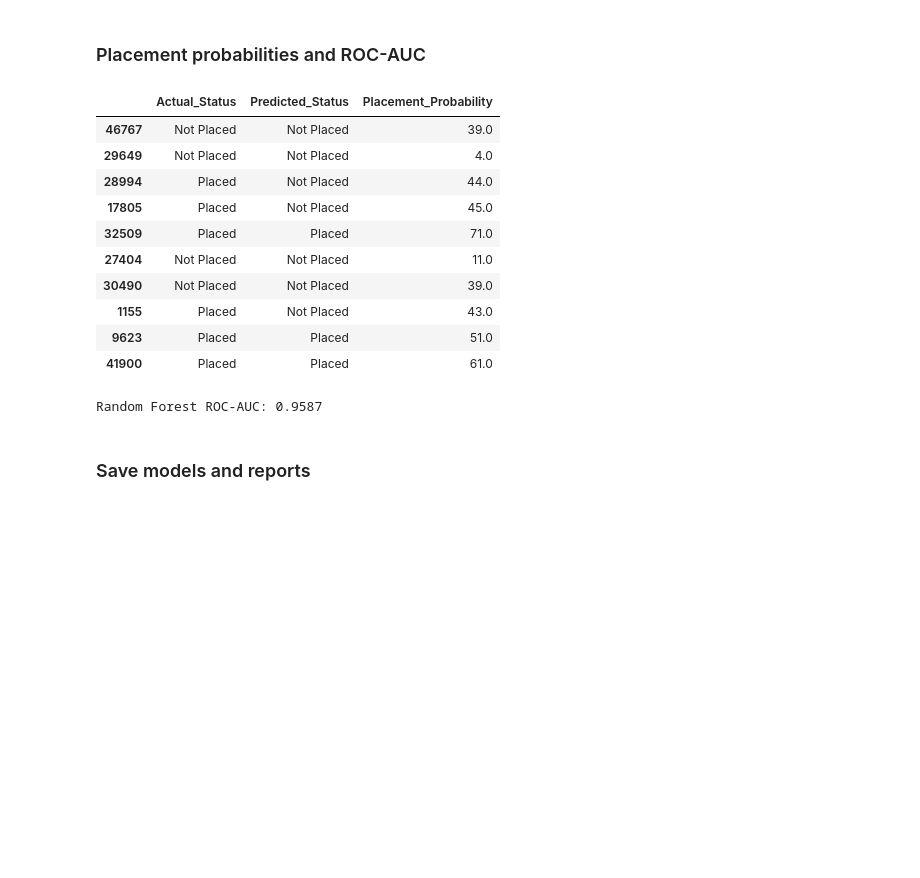
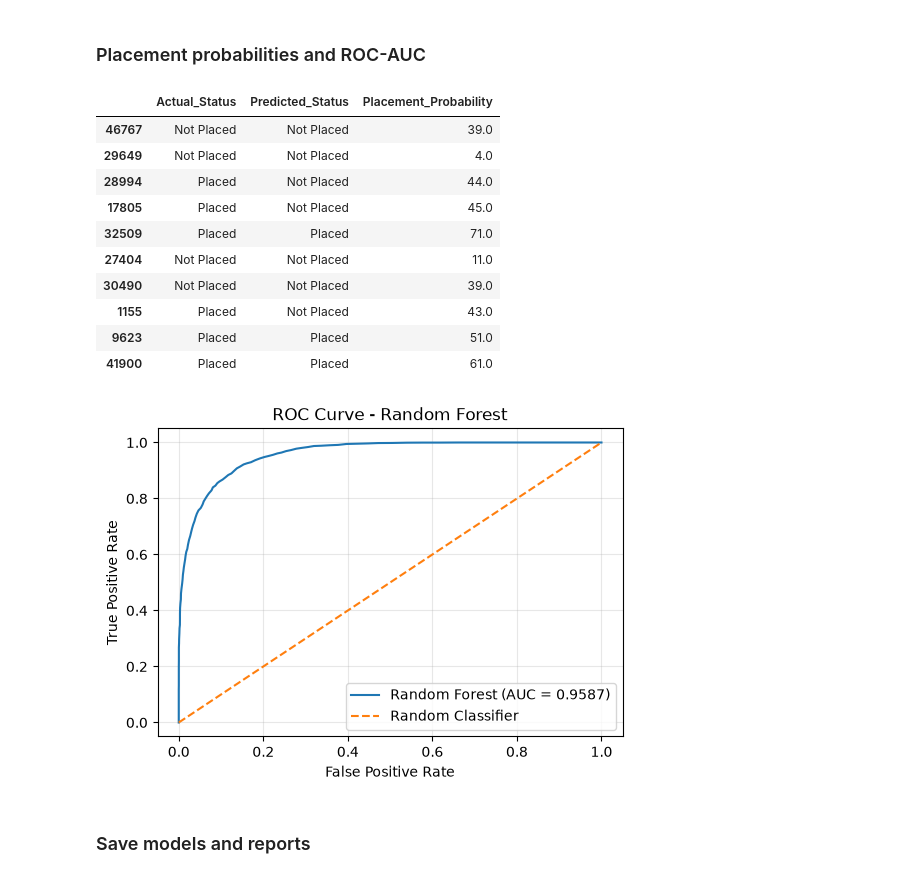
Before and after one commit to agalyasivakumar-dev/Job-Acceptance-Prediction-System, a Jupyter notebook: notebooks/model_training.ipynb, the cells around one changed output. Drawn from its saved outputs; the diff is of its cells as text; code cells hidden in the pictures; blank space fills up the shorter version.

```diff
--- a/notebooks/model_training.ipynb
+++ b/notebooks/model_training.ipynb
@@ -209,37 +325,73 @@ Confusion matrix:
 # %% [markdown]
 ### Placement probabilities and ROC-AUC
 # %%
+from sklearn.metrics import roc_auc_score, roc_curve
+
 if hasattr(best_model, "predict_proba"):
     probabilities = best_model.predict_proba(X_test)
     placed_index = list(best_model.classes_).index("Placed")
     placed_probability = probabilities[:, placed_index]
 
     placement_results = pd.DataFrame({
         "Actual_Status": y_test,
         "Predicted_Status": best_model.predict(X_test),
         "Placement_Probability": (placed_probability * 100).round(2)
     }, index=y_test.index)
 
     display(placement_results.head(10))
 
+    # Calculate ROC-AUC score
     y_test_binary = (y_test == "Placed").astype(int)
     roc_auc = roc_auc_score(y_test_binary, placed_probability)
-    print("Random Forest ROC-AUC:", round(roc_auc, 4))
+
+    #print("Random Forest ROC-AUC:", round(roc_auc, 4))
+
+    # Calculate ROC curve values
+    fpr, tpr, thresholds = roc_curve(
+        y_test_binary,
+        placed_probability
+    )
+
+    # Plot ROC curve
+    plt.figure(figsize=(6, 4))
+
+    plt.plot(
+        fpr,
+        tpr,
+        label=f"Random Forest (AUC = {roc_auc:.4f})"
+    )
+
+    # Plot random classifier reference line
+    plt.plot(
+        [0, 1],
+        [0, 1],
+        linestyle="--",
+        label="Random Classifier"
+    )
+
+    plt.xlabel("False Positive Rate")
+    plt.ylabel("True Positive Rate")
+    plt.title("ROC Curve - Random Forest")
+
+    plt.legend(loc="lower right")
+    plt.grid(alpha=0.3)
+    plt.show()
+
 else:
     print("The selected model does not support predict_proba.")
 # %% [output]
 |  | Actual_Status | Predicted_Status | Placement_Probability |
 | 46767 | Not Placed | Not Placed | 39.0 |
 | 29649 | Not Placed | Not Placed | 4.0 |
 | 28994 | Placed | Not Placed | 44.0 |
 | 17805 | Placed | Not Placed | 45.0 |
 | 32509 | Placed | Placed | 71.0 |
 | 27404 | Not Placed | Not Placed | 11.0 |
 | 30490 | Not Placed | Not Placed | 39.0 |
 | 1155 | Placed | Not Placed | 43.0 |
 | 9623 | Placed | Placed | 51.0 |
 | 41900 | Placed | Placed | 61.0 |
-Random Forest ROC-AUC: 0.9587
+[figure, added]
 # %% [markdown]
 ### Save models and reports
 # %%
```
Also changed, not shown: parts of 16 cells of this notebook, 2 other files.
